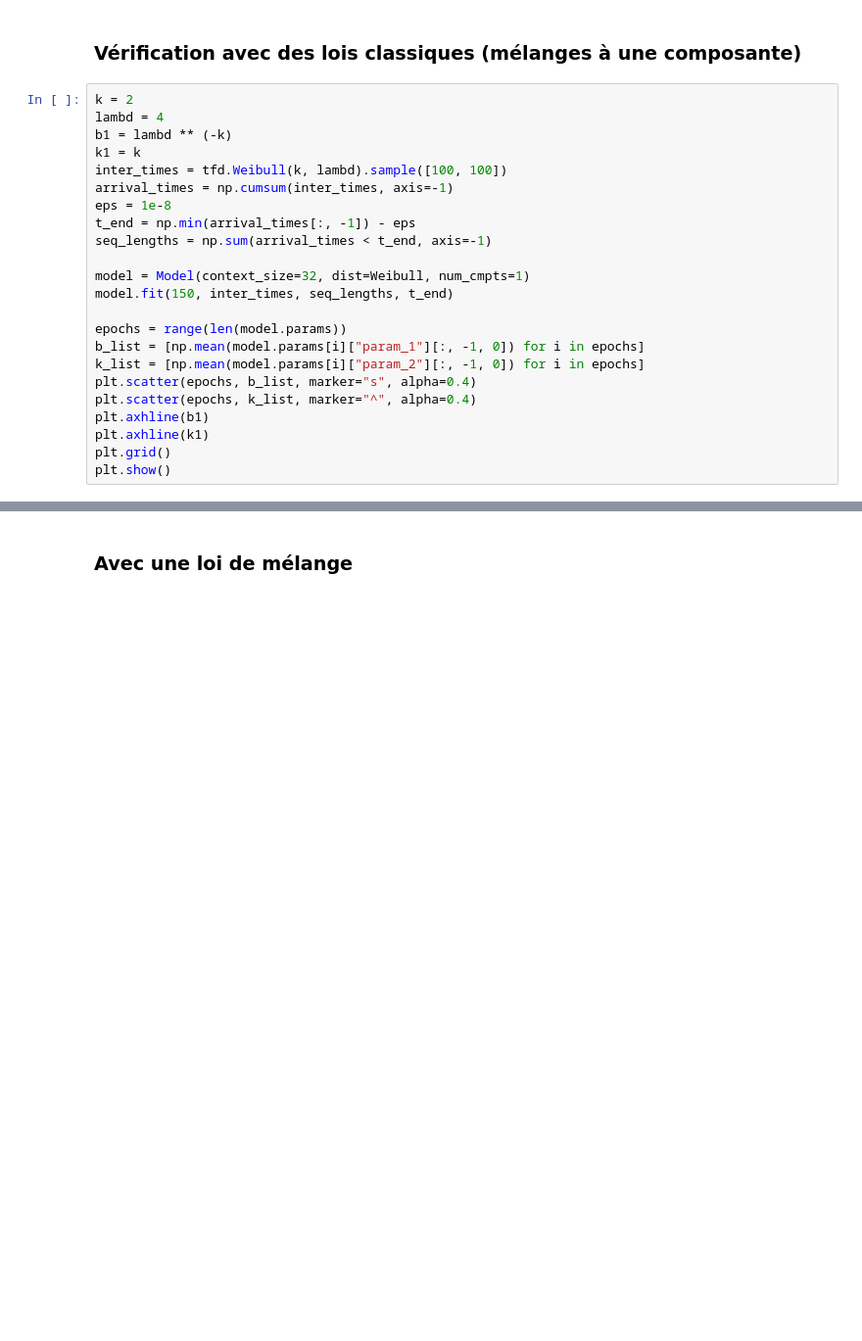
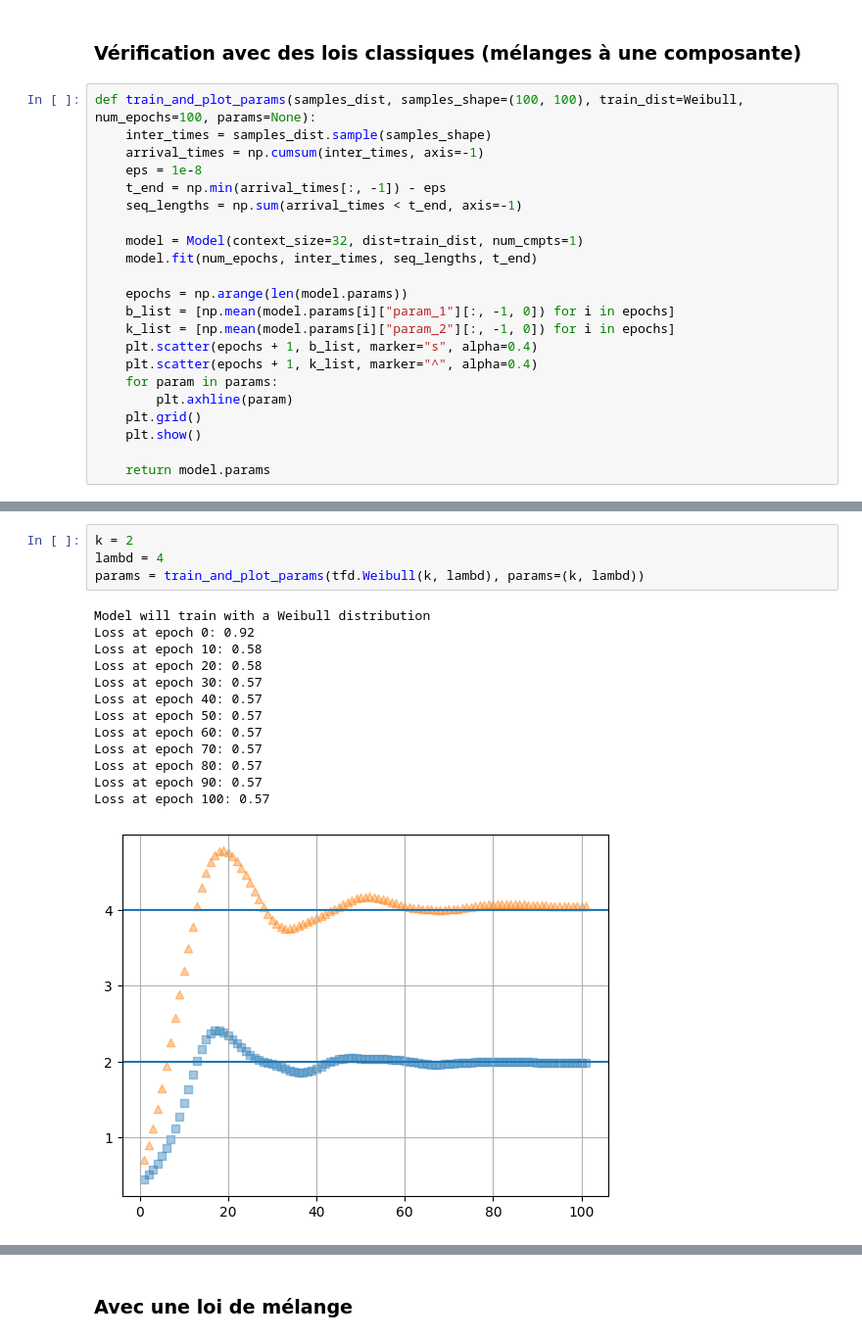
Before and after one commit to alphonse-paix/notebooks, a Jupyter notebook: recast_mixture.ipynb, the cells around one changed output, grey strips where cells are left out. Shown: that part at 98% size. Saved outputs shown, nothing was run; the diff lists cells and outputs as text; blank space fills up the shorter version.

```diff
--- a/recast_mixture.ipynb
+++ b/recast_mixture.ipynb
@@ -253,25 +260,24 @@ model.fit(80, inter_times, seq_lengths, t_end)
 # %% [markdown]
 ### Vérification avec des lois classiques (mélanges à une composante)
 # %%
-k = 2
-lambd = 4
-b1 = lambd ** (-k)
-k1 = k
-inter_times = tfd.Weibull(k, lambd).sample([100, 100])
-arrival_times = np.cumsum(inter_times, axis=-1)
-eps = 1e-8
-t_end = np.min(arrival_times[:, -1]) - eps
-seq_lengths = np.sum(arrival_times < t_end, axis=-1)
+def train_and_plot_params(samples_dist, samples_shape=(100, 100), train_dist=Weibull, num_epochs=100, params=None):
+    inter_times = samples_dist.sample(samples_shape)
+    arrival_times = np.cumsum(inter_times, axis=-1)
+    eps = 1e-8
+    t_end = np.min(arrival_times[:, -1]) - eps
+    seq_lengths = np.sum(arrival_times < t_end, axis=-1)
 
-model = Model(context_size=32, dist=Weibull, num_cmpts=1)
-model.fit(150, inter_times, seq_lengths, t_end)
+    model = Model(context_size=32, dist=train_dist, num_cmpts=1)
+    model.fit(num_epochs, inter_times, seq_lengths, t_end)
 
-epochs = range(len(model.params))
-b_list = [np.mean(model.params[i]["param_1"][:, -1, 0]) for i in epochs]
-k_list = [np.mean(model.params[i]["param_2"][:, -1, 0]) for i in epochs]
-plt.scatter(epochs, b_list, marker="s", alpha=0.4)
-plt.scatter(epochs, k_list, marker="^", alpha=0.4)
-plt.axhline(b1)
-plt.axhline(k1)
-plt.grid()
-plt.show()
+    epochs = np.arange(len(model.params))
+    b_list = [np.mean(model.params[i]["param_1"][:, -1, 0]) for i in epochs]
+    k_list = [np.mean(model.params[i]["param_2"][:, -1, 0]) for i in epochs]
+    plt.scatter(epochs + 1, b_list, marker="s", alpha=0.4)
+    plt.scatter(epochs + 1, k_list, marker="^", alpha=0.4)
+    for param in params:
+        plt.axhline(param)
+    plt.grid()
+    plt.show()
+
+    return model.params
@@ -456,0 +284,18 @@ Loss at epoch 150: 0.34
+# %%
+k = 2
+lambd = 4
+params = train_and_plot_params(tfd.Weibull(k, lambd), params=(k, lambd))
+# %% [output]
+Model will train with a Weibull distribution
+Loss at epoch 0: 0.92
+Loss at epoch 10: 0.58
+Loss at epoch 20: 0.58
+Loss at epoch 30: 0.57
+Loss at epoch 40: 0.57
+Loss at epoch 50: 0.57
+Loss at epoch 60: 0.57
+Loss at epoch 70: 0.57
+Loss at epoch 80: 0.57
+Loss at epoch 90: 0.57
+Loss at epoch 100: 0.57
+[figure, added]
```
Also changed, not shown: parts of 40 cells of this notebook, 1 other file.
